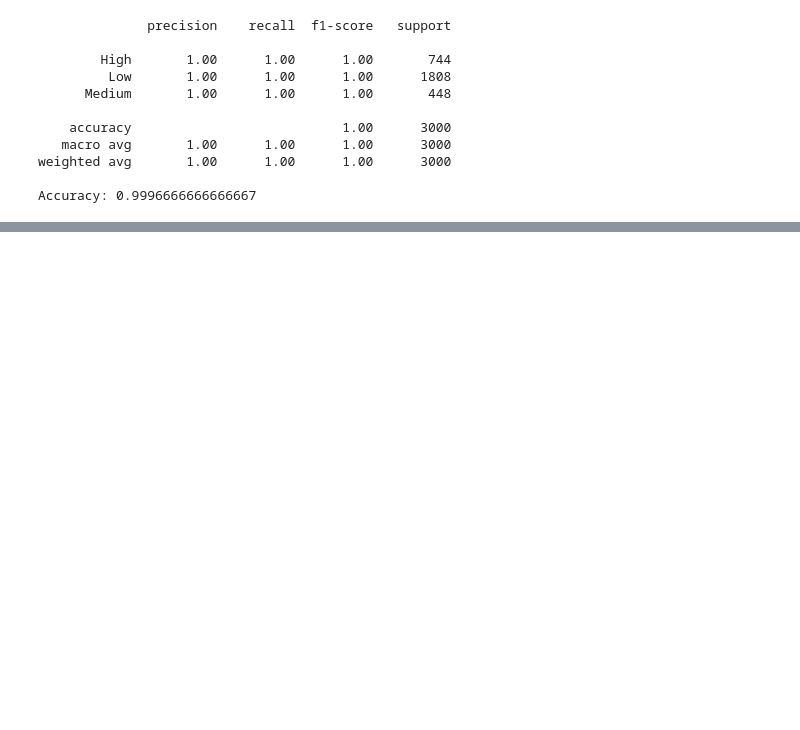
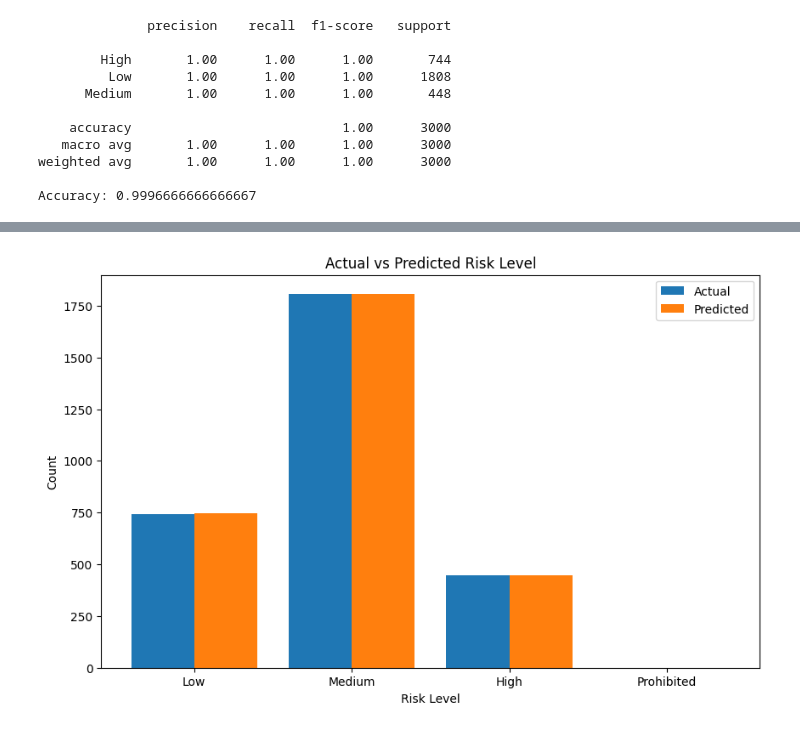
Before and after one commit to inotives/data-analyzers, a Jupyter notebook: notebooks/classifier_customers_risk_with_random_forest.ipynb, the cells around one changed output, grey strips where cells are left out. Saved outputs shown, nothing was run; the diff lists cells and outputs as text; code cells hidden in the pictures; blank space fills up the shorter version.

```diff
--- a/notebooks/classifier_customers_risk_with_random_forest.ipynb
+++ b/notebooks/classifier_customers_risk_with_random_forest.ipynb
@@ -165,0 +189,25 @@ Accuracy: 0.9996666666666667
+# %%
+# 2. Bar Plot of Predictions vs Actual
+# Define the labels for risk levels
+labels = ['Low', 'Medium', 'High', 'Prohibited']
+
+# Count the actual and predicted values
+actual_counts = y_test.value_counts().reindex(labels, fill_value=0).sort_index()
+predicted_counts = pd.Series(y_pred).value_counts().reindex(labels, fill_value=0).sort_index()
+
+# Plot side by side bar chart for actual vs predicted counts
+plt.figure(figsize=(10,6))
+width = 0.4
+x = np.arange(len(labels))
+
+plt.bar(x - width/2, actual_counts, width, label='Actual')
+plt.bar(x + width/2, predicted_counts, width, label='Predicted')
+
+plt.xlabel('Risk Level')
+plt.ylabel('Count')
+plt.title('Actual vs Predicted Risk Level')
+plt.xticks(x, labels)
+plt.legend()
+plt.show()
+# %% [output]
+[figure, added]
```
Also changed, not shown: parts of 4 cells of this notebook.
